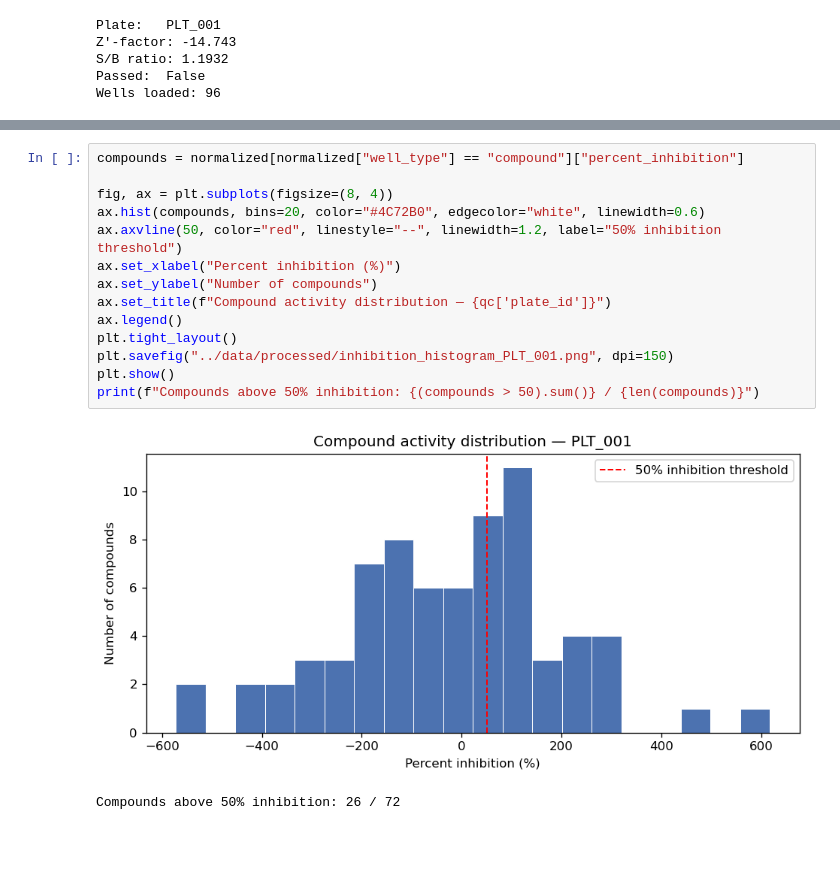
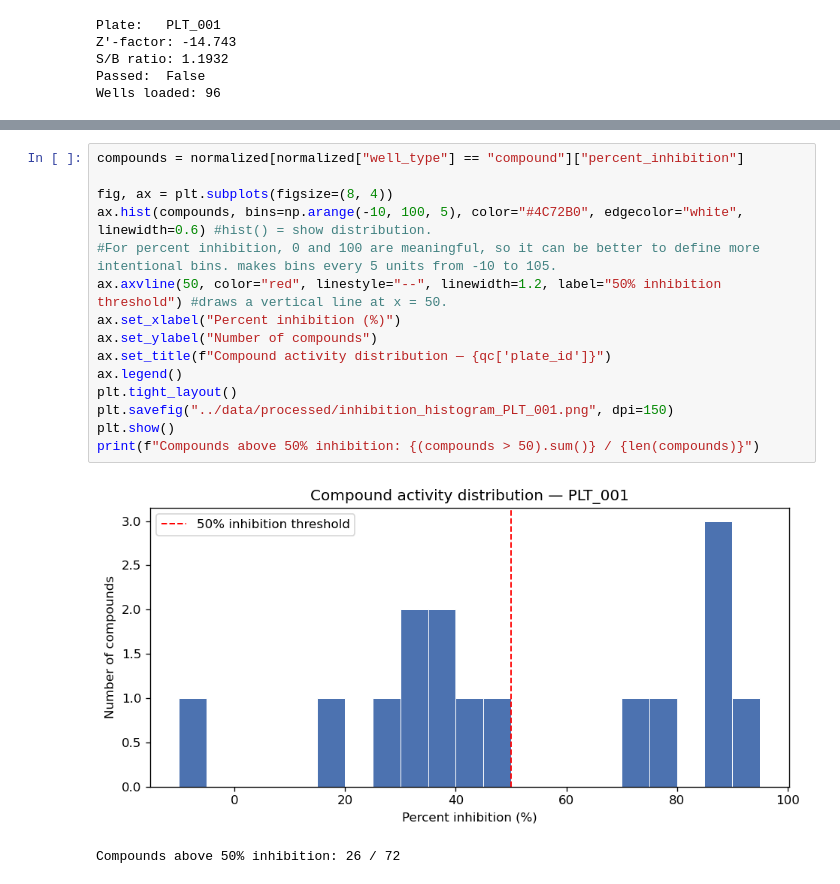
Before and after one commit to gloriaxdatascience/merck-bioassay-automation-sim, a Jupyter notebook: notebooks/explore_qc.ipynb, the cells around one changed output, grey strips where cells are left out. Cells and saved outputs as stored; diff of their text form; blank space fills up the shorter version.

```diff
--- a/notebooks/explore_qc.ipynb
+++ b/notebooks/explore_qc.ipynb
@@ -63,19 +68,20 @@ Saved → data/processed/plate_heatmap_PLT_001.png
 # %%
 compounds = normalized[normalized["well_type"] == "compound"]["percent_inhibition"]
 
 fig, ax = plt.subplots(figsize=(8, 4))
-ax.hist(compounds, bins=20, color="#4C72B0", edgecolor="white", linewidth=0.6)
-ax.axvline(50, color="red", linestyle="--", linewidth=1.2, label="50% inhibition threshold")
+ax.hist(compounds, bins=np.arange(-10, 100, 5), color="#4C72B0", edgecolor="white", linewidth=0.6) #hist() = show distribution.
+#For percent inhibition, 0 and 100 are meaningful, so it can be better to define more intentional bins. makes bins every 5 units from -10 to 105.
+ax.axvline(50, color="red", linestyle="--", linewidth=1.2, label="50% inhibition threshold") #draws a vertical line at x = 50.
 ax.set_xlabel("Percent inhibition (%)")
 ax.set_ylabel("Number of compounds")
 ax.set_title(f"Compound activity distribution — {qc['plate_id']}")
 ax.legend()
 plt.tight_layout()
 plt.savefig("../data/processed/inhibition_histogram_PLT_001.png", dpi=150)
 plt.show()
 print(f"Compounds above 50% inhibition: {(compounds > 50).sum()} / {len(compounds)}")
 # %% [output]
-[figure, old version]
+[figure, new version]
 Compounds above 50% inhibition: 26 / 72
 # %%
 pos = normalized[normalized["well_type"] == "positive_control"]["signal_rfu"]
```
Also changed, not shown: parts of 3 cells of this notebook, 2 other files.
